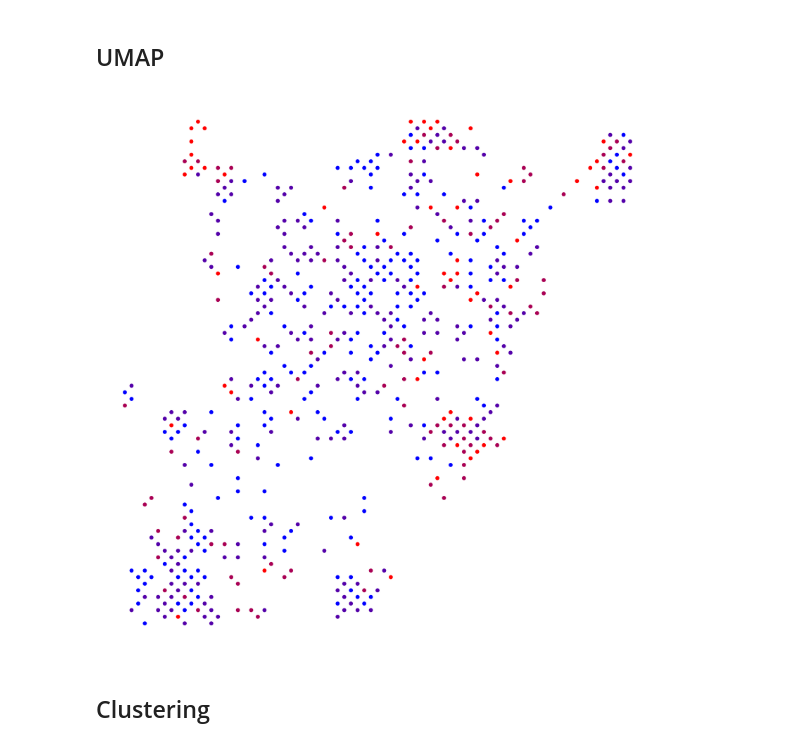
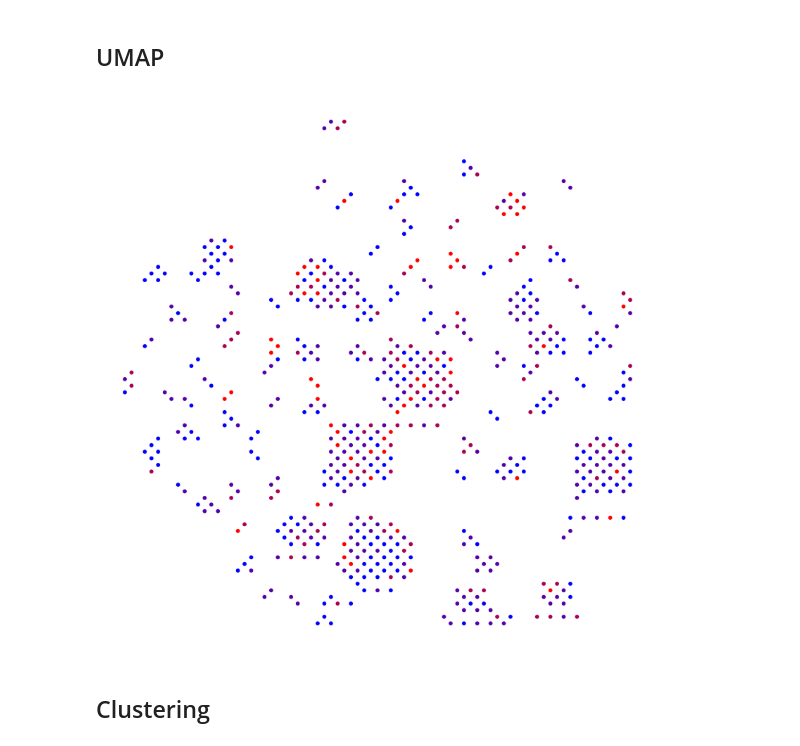
Before and after one commit to AlbaTaboada/Edgelands, a Jupyter notebook: analysis.ipynb, the cells around one changed output. Cells and saved outputs as stored; diff of their text form; code cells hidden in the pictures.

Commit message:
New visualization

```diff
--- a/analysis.ipynb
+++ b/analysis.ipynb
@@ -116,7 +116,7 @@ train_data = tfidf.transform(X)
 reducer = umap.UMAP(
     random_state=1,
     n_components=2,
-    n_neighbors=10,
+    n_neighbors=2,
     min_dist=0.1,
     metric="hellinger"
 )
@@ -132,34 +132,34 @@ embedding_scaled = embedding_scaled.astype(int)
 embedding_scaled = align_points_to_grid(embedding_scaled)  # Alignment to a grid
 
 # Assign embeddings (x, y) back to 'entities' DataFrame
 index_embedding = 0
 
 for index, row in df.iterrows():
     df.loc[index, "x"] = embedding_scaled[:, 0][index_embedding]
     df.loc[index, "y"] = embedding_scaled[:, 1][index_embedding]
     index_embedding += 1
 
 # Plotting
 plt.figure(figsize=(20, 20), dpi=300)
 plt.axis("off")
 
 # Scatterplot with size based on 'frequency' and color from 'color'
 plt.scatter(
     df["x"].to_list(),
     df["y"].to_list(),
     s=50,
     c=df["color"].to_list(),
 )
 
 # Labels
 # for i, row in df.iterrows():
 #     text = plt.annotate(row["name"], xy=(row["x"], row["y"]), ha="center", va="bottom")
 #     text.set_fontsize(3)  # Adjust if too small
 
 # Save the plot
 plt.savefig("download.png")
 # %% [output]
-[figure, old version]
+[figure, new version]
 # %% [markdown]
 ## Clustering
 # %%
```
Also changed, not shown: parts of 7 cells of this notebook, 2 other files.
